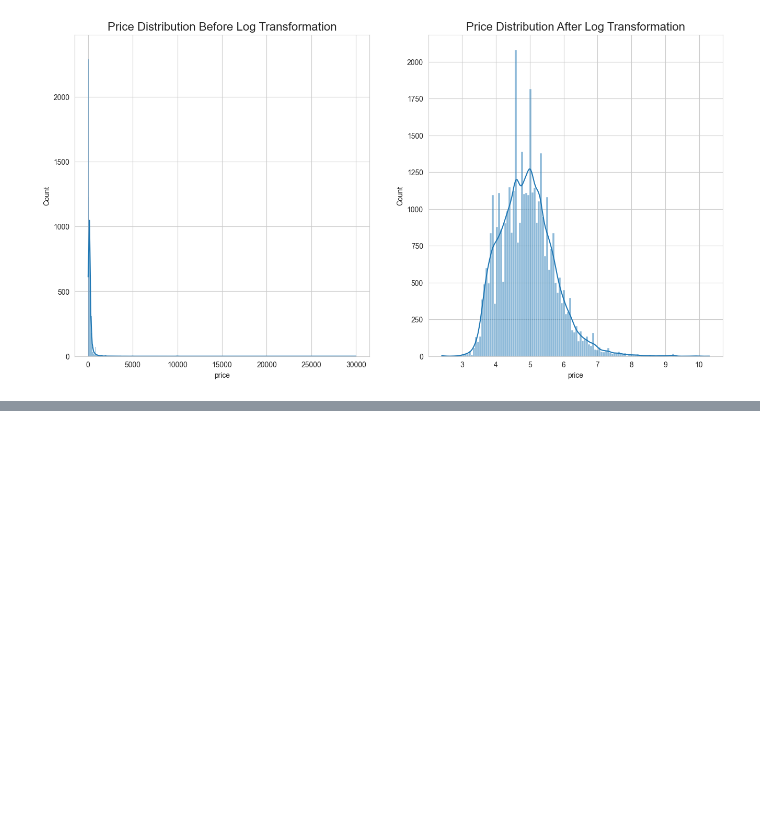
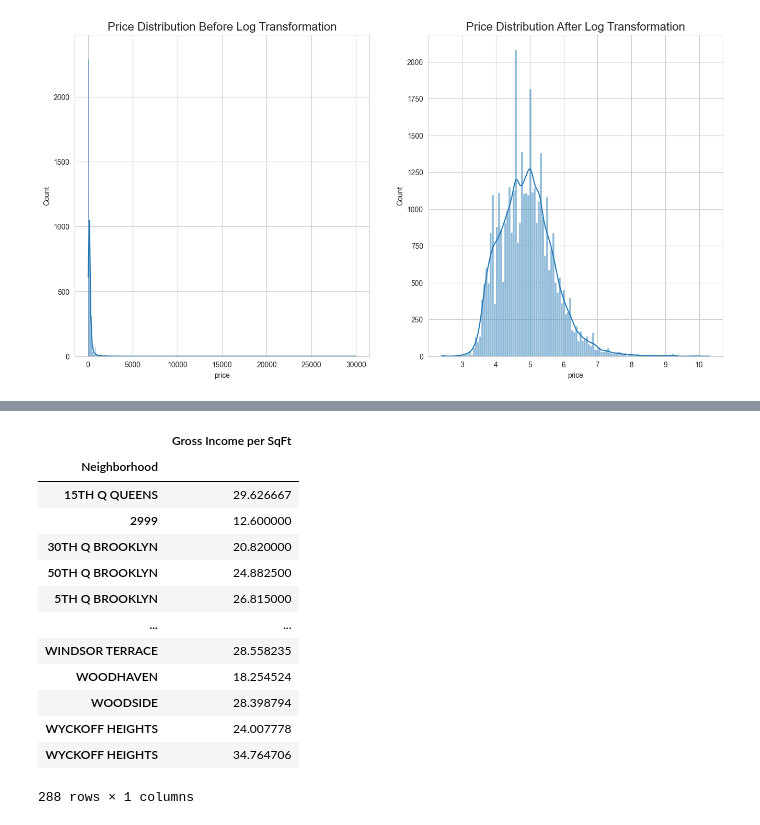
Before and after one commit to colorpool/FinalPro_NYCAirbnb, a Jupyter notebook: Airbnb_2023_11.ipynb, the cells around one changed output, grey strips where cells are left out. Cells and saved outputs as stored; diff of their text form; code cells hidden in the pictures; blank space fills up the shorter version.

```diff
--- a/Airbnb_2023_11.ipynb
+++ b/Airbnb_2023_11.ipynb
@@ -371,0 +408,21 @@ plt.savefig('Price_map.svg', bbox_inches='tight')
+# %%
+Rental_grossIncome=Rental_Income.groupby(['Neighborhood']).agg({'Gross Income per SqFt': 'mean'})
+# %%
+Rental_grossIncome.sort_index(inplace=True)
+# %%
+Rental_grossIncome
+# %% [output]
+|  | Gross Income per SqFt |
+| Neighborhood |  |
+| 15TH Q QUEENS | 29.626667 |
+| 2999 | 12.600000 |
+| 30TH Q BROOKLYN | 20.820000 |
+| 50TH Q BROOKLYN | 24.882500 |
+| 5TH Q BROOKLYN | 26.815000 |
+| ... | ... |
+| WINDSOR TERRACE | 28.558235 |
+| WOODHAVEN | 18.254524 |
+| WOODSIDE | 28.398794 |
+| WYCKOFF HEIGHTS | 24.007778 |
+| WYCKOFF HEIGHTS | 34.764706 |
+288 rows × 1 columns
```
Also changed, not shown: parts of 12 cells of this notebook.
